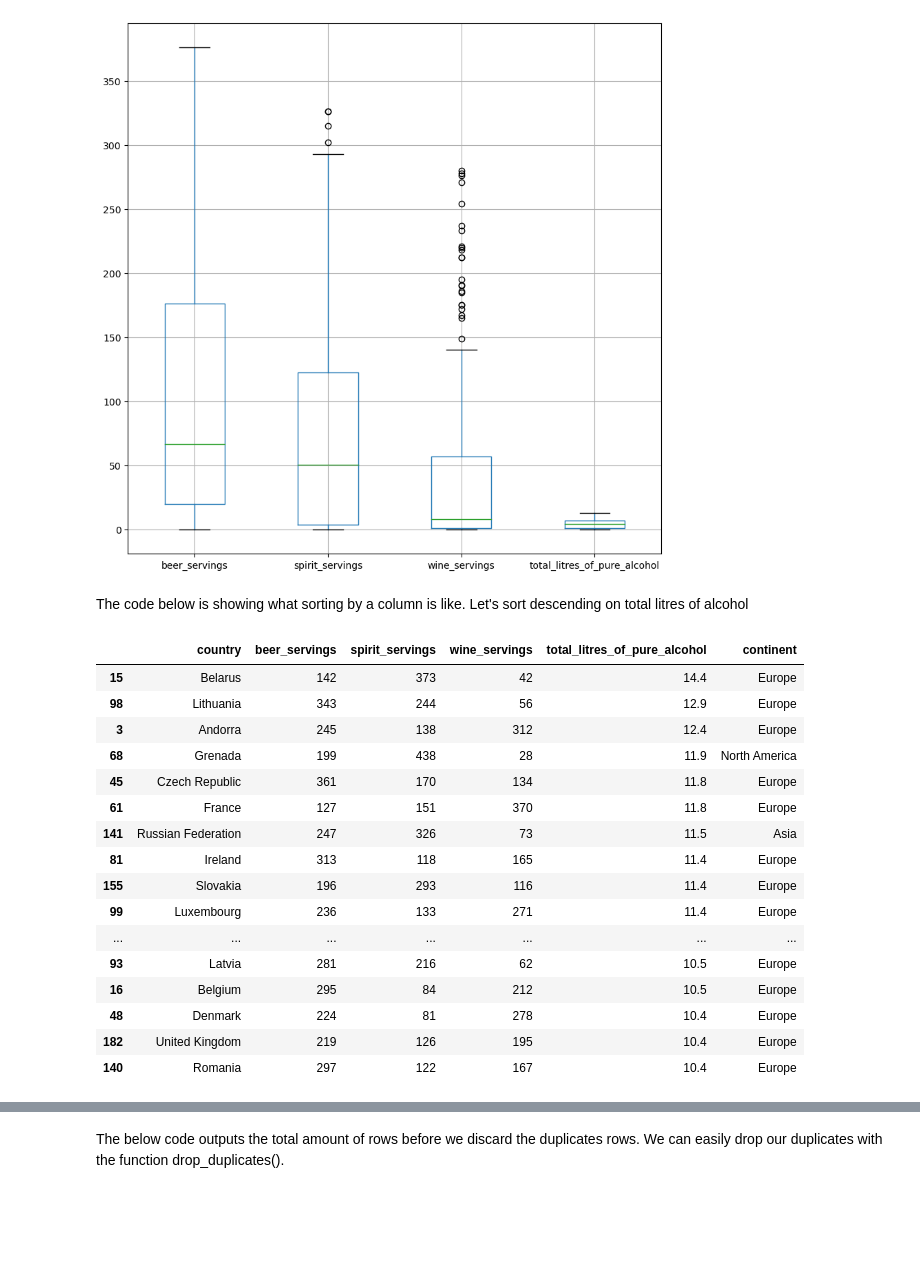
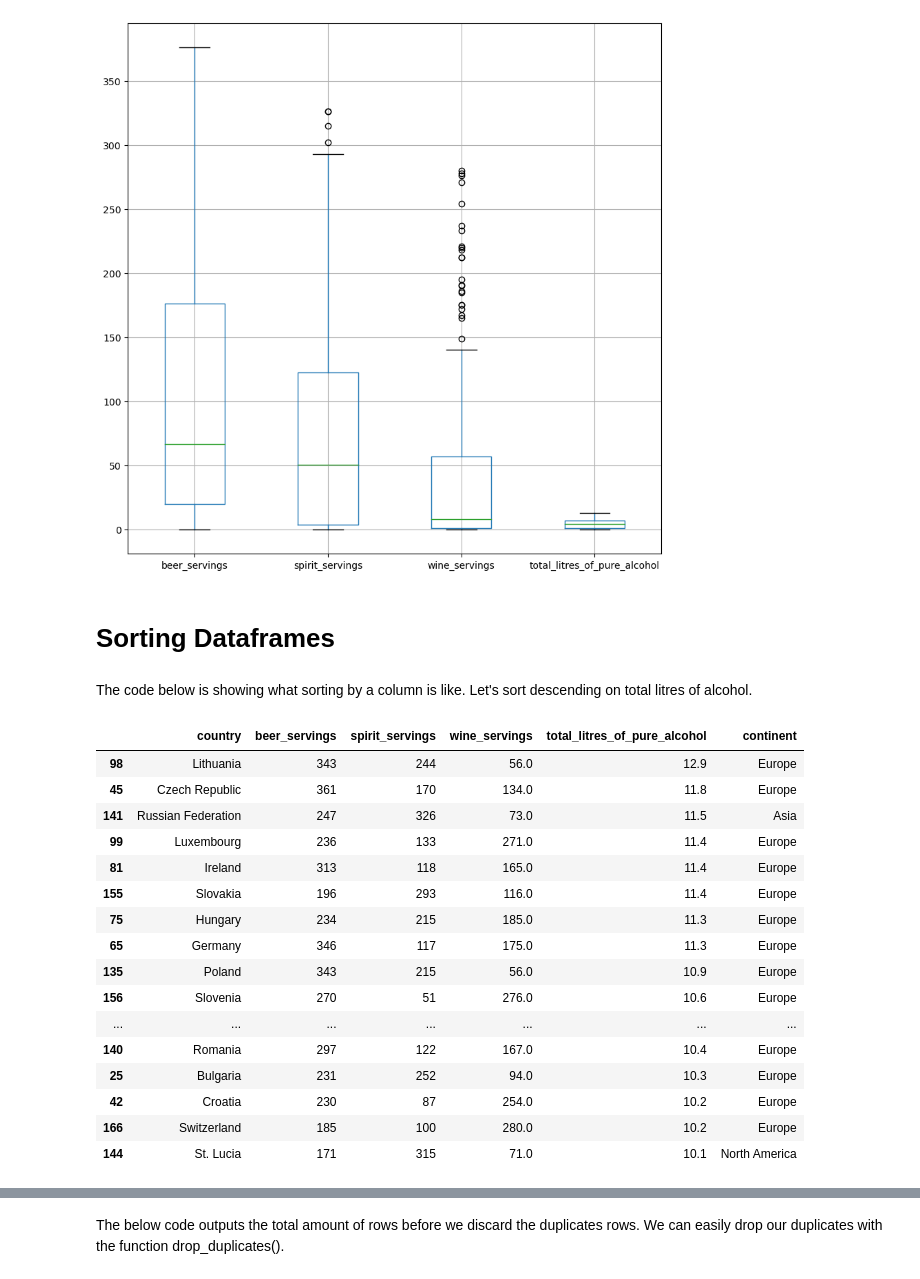
Before and after one commit to OtaSteven/CSC177_Proj, a Jupyter notebook: data_process/air_drink_dataPreprocessing.ipynb, the cells around one changed output, grey strips where cells are left out. Cells and saved outputs as stored; diff of their text form; code cells hidden in the pictures; blank space fills up the shorter version.

Commit message:
Used drinks.csv throughout the preprocessing, reworked outlier removal

```diff
--- a/data_process/air_drink_dataPreprocessing.ipynb
+++ b/data_process/air_drink_dataPreprocessing.ipynb
@@ -60,0 +75,14 @@ This section of code is showcasing how we can replace all the 'NaN', or missing
+# %%
+missing_values_column = drink_Data_missing['wine_servings']
+
+print('Before replacing missing values:')
+print(missing_values_column[:4])
+
+missing_values_column=missing_values_column.fillna(missing_values_column.median())
+print('\nAfter replacing missing values:')
+print(missing_values_column[:4])
+
+drink_Data_missing['wine_servings'] = missing_values_column
+print('Number of missing values:')
+for col in drink_Data_missing.columns:
+    print('\t%s: %d' % (col,drink_Data_missing[col].isna().sum()))
@@ -61,15 +113,7 @@ This section of code is showcasing how we can replace all the 'NaN', or missing
 # %%
-# Replacing all the empty values to be 'NaN'
-data = air_Data['Value']
-
 print('Before replacing missing values:')
-print(data)
-data = data.fillna("?")
-
-print('\nAfter replacing missing values:')
-print(data)
-
-data = air_Data.dropna()
-print('Number of rows after discarding missing values = %d' % (data.shape[0]))
+print('Number of rows before discarding missing values = %d' % (drink_Data.shape[0]))
+drink_Data_clean = drink_Data_missing.dropna()
+print('Number of rows after discarding missing values = %d' % (drink_Data_clean.shape[0]))
 # %% [output]
 Before replacing missing values:
@@ -152,6 +127,8 @@ Number of missing values:
 # %%
+%matplotlib inline
+
 # Drop categorical values and boxplot
-data2 = drink_Data.drop(['country', 'continent'],axis=1)
+data2 = drink_Data_clean.drop(['country', 'continent'],axis=1)
 data2.boxplot(figsize=(10,10))
 # %% [output]
 <Axes: >
@@ -187,33 +171,36 @@ Number of rows after discarding outliers = 188
 # %%
 # Box plot after removing outliers
 data2_outremoved = data2.loc[((Z > -3).sum(axis=1)==4) & ((Z <= 3).sum(axis=1)==4)]
+drink_Data_clean_outremoved = drink_Data_clean.loc[((Z > -3).sum(axis=1)==4) & ((Z <= 3).sum(axis=1)==4)]
 data2_outremoved.boxplot(figsize=(10,10))
 # %% [output]
 <Axes: >
 [figure]
+# %% [markdown]
+# Sorting Dataframes
 # %% [markdown]
-The code below is showing what sorting by a column is like. Let's sort descending on total litres of alcohol
+The code below is showing what sorting by a column is like. Let's sort descending on total litres of alcohol.
 # %%
 # SORTING BY total_litres_of_pure_alcohol
-sorted_drink_Data = drink_Data.sort_values(by='total_litres_of_pure_alcohol',ascending=False)
+sorted_drink_Data = drink_Data_clean_outremoved.sort_values(by='total_litres_of_pure_alcohol',ascending=False)
 sorted_drink_Data[:20]
 # %% [output]
 |  | country | beer_servings | spirit_servings | wine_servings | total_litres_of_pure_alcohol | continent |
-| 15 | Belarus | 142 | 373 | 42 | 14.4 | Europe |
-| 98 | Lithuania | 343 | 244 | 56 | 12.9 | Europe |
-| 3 | Andorra | 245 | 138 | 312 | 12.4 | Europe |
-| 68 | Grenada | 199 | 438 | 28 | 11.9 | North America |
-| 45 | Czech Republic | 361 | 170 | 134 | 11.8 | Europe |
-| 61 | France | 127 | 151 | 370 | 11.8 | Europe |
-| 141 | Russian Federation | 247 | 326 | 73 | 11.5 | Asia |
-| 81 | Ireland | 313 | 118 | 165 | 11.4 | Europe |
-| 155 | Slovakia | 196 | 293 | 116 | 11.4 | Europe |
-| 99 | Luxembourg | 236 | 133 | 271 | 11.4 | Europe |
+| 98 | Lithuania | 343 | 244 | 56.0 | 12.9 | Europe |
+| 45 | Czech Republic | 361 | 170 | 134.0 | 11.8 | Europe |
+| 141 | Russian Federation | 247 | 326 | 73.0 | 11.5 | Asia |
+| 99 | Luxembourg | 236 | 133 | 271.0 | 11.4 | Europe |
+| 81 | Ireland | 313 | 118 | 165.0 | 11.4 | Europe |
+| 155 | Slovakia | 196 | 293 | 116.0 | 11.4 | Europe |
+| 75 | Hungary | 234 | 215 | 185.0 | 11.3 | Europe |
+| 65 | Germany | 346 | 117 | 175.0 | 11.3 | Europe |
+| 135 | Poland | 343 | 215 | 56.0 | 10.9 | Europe |
+| 156 | Slovenia | 270 | 51 | 276.0 | 10.6 | Europe |
 | ... | ... | ... | ... | ... | ... | ... |
-| 93 | Latvia | 281 | 216 | 62 | 10.5 | Europe |
-| 16 | Belgium | 295 | 84 | 212 | 10.5 | Europe |
-| 48 | Denmark | 224 | 81 | 278 | 10.4 | Europe |
-| 182 | United Kingdom | 219 | 126 | 195 | 10.4 | Europe |
-| 140 | Romania | 297 | 122 | 167 | 10.4 | Europe |
+| 140 | Romania | 297 | 122 | 167.0 | 10.4 | Europe |
+| 25 | Bulgaria | 231 | 252 | 94.0 | 10.3 | Europe |
+| 42 | Croatia | 230 | 87 | 254.0 | 10.2 | Europe |
+| 166 | Switzerland | 185 | 100 | 280.0 | 10.2 | Europe |
+| 144 | St. Lucia | 171 | 315 | 71.0 | 10.1 | North America |
 # %%
 # SORTING BY beer_servings
```
Also changed, not shown: parts of 81 cells of this notebook.
